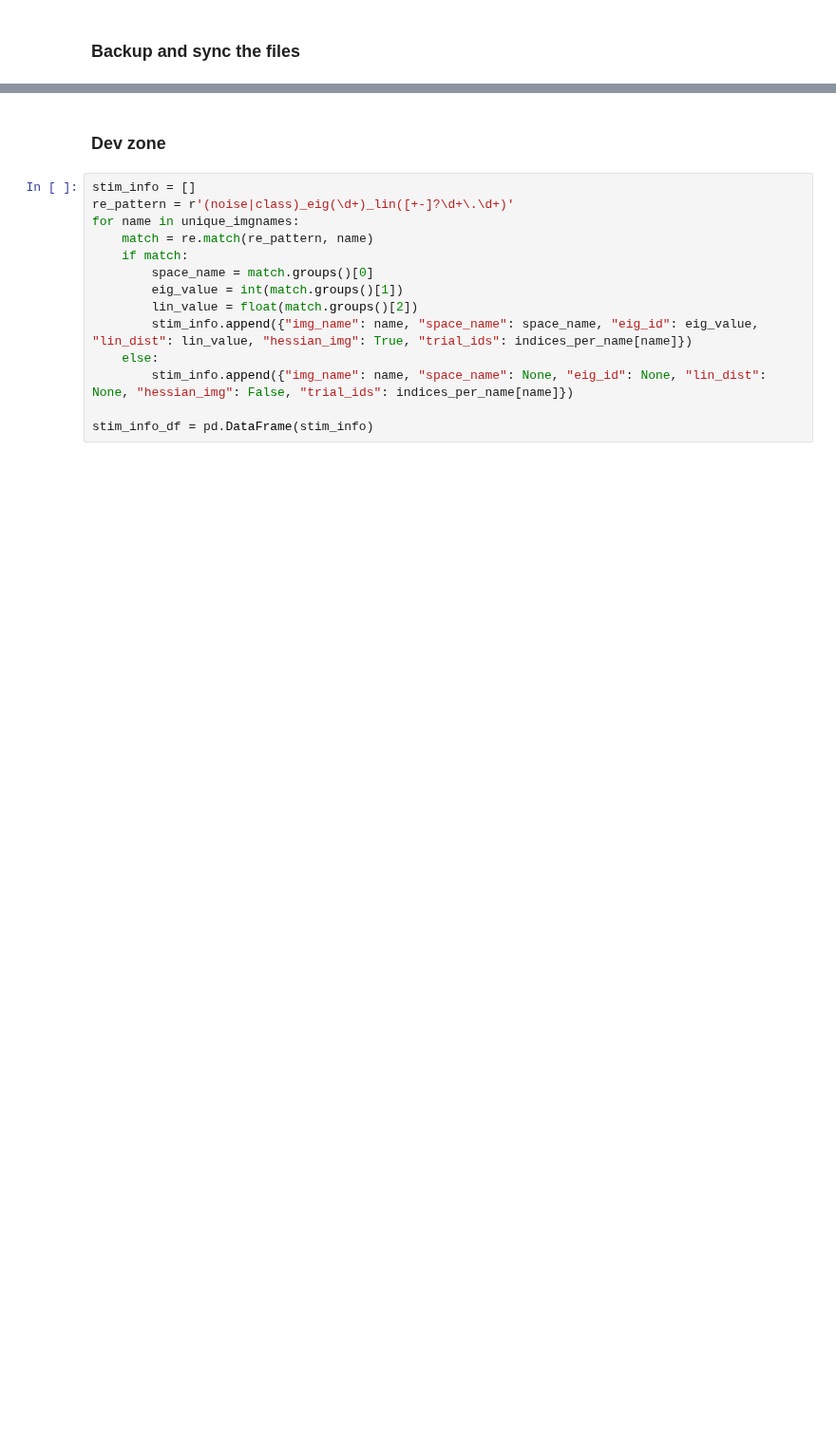
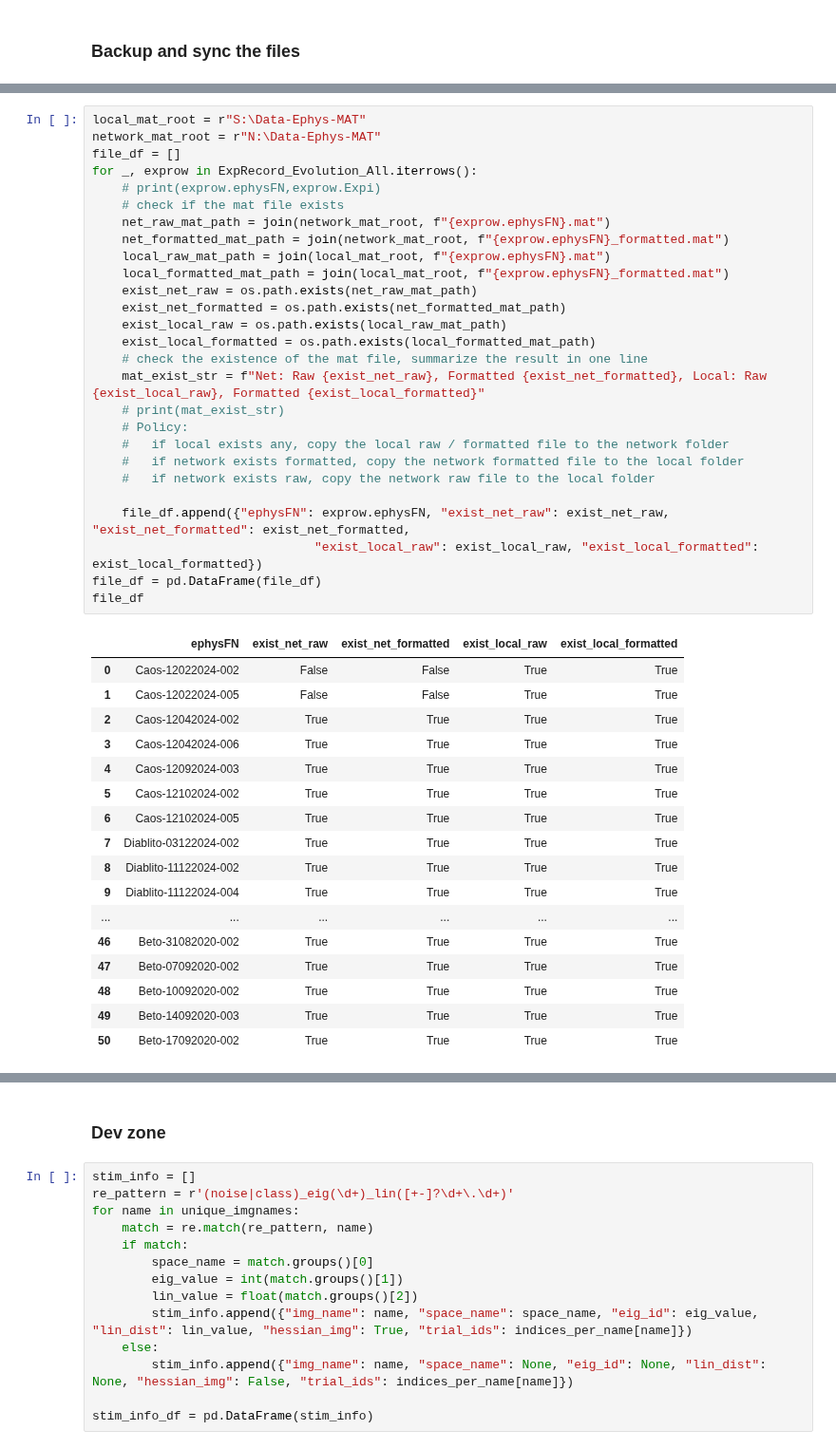
Before and after one commit to Animadversio/Neuro-ActMax-GAN-comparison, a Jupyter notebook: notebooks/BigGAN_Hessian_tuning_exprecord_organize.ipynb, the cells around one changed output, grey strips where cells are left out. Shown at 95% size. Drawn from its saved outputs; the diff is of its cells as text; blank space fills up the shorter version.

```diff
--- a/notebooks/BigGAN_Hessian_tuning_exprecord_organize.ipynb
+++ b/notebooks/BigGAN_Hessian_tuning_exprecord_organize.ipynb
@@ -85,3 +129,48 @@ ExpRecord_Hessian_All
+# %%
+local_mat_root = r"S:\Data-Ephys-MAT"
+network_mat_root = r"N:\Data-Ephys-MAT"
+file_df = []
+for _, exprow in ExpRecord_Evolution_All.iterrows():
+    # print(exprow.ephysFN,exprow.Expi)
+    # check if the mat file exists
+    net_raw_mat_path = join(network_mat_root, f"{exprow.ephysFN}.mat")
+    net_formatted_mat_path = join(network_mat_root, f"{exprow.ephysFN}_formatted.mat")
+    local_raw_mat_path = join(local_mat_root, f"{exprow.ephysFN}.mat")
+    local_formatted_mat_path = join(local_mat_root, f"{exprow.ephysFN}_formatted.mat")
+    exist_net_raw = os.path.exists(net_raw_mat_path)
+    exist_net_formatted = os.path.exists(net_formatted_mat_path)
+    exist_local_raw = os.path.exists(local_raw_mat_path)
+    exist_local_formatted = os.path.exists(local_formatted_mat_path)
+    # check the existence of the mat file, summarize the result in one line
+    mat_exist_str = f"Net: Raw {exist_net_raw}, Formatted {exist_net_formatted}, Local: Raw {exist_local_raw}, Formatted {exist_local_formatted}"
+    # print(mat_exist_str)
+    # Policy:
+    #   if local exists any, copy the local raw / formatted file to the network folder
+    #   if network exists formatted, copy the network formatted file to the local folder
+    #   if network exists raw, copy the network raw file to the local folder
+
+    file_df.append({"ephysFN": exprow.ephysFN, "exist_net_raw": exist_net_raw, "exist_net_formatted": exist_net_formatted,
+                              "exist_local_raw": exist_local_raw, "exist_local_formatted": exist_local_formatted})
+file_df = pd.DataFrame(file_df)
+file_df
+# %% [output]
+|  | ephysFN | exist_net_raw | exist_net_formatted | exist_local_raw | exist_local_formatted |
+| 0 | Caos-12022024-002 | False | False | True | True |
+| 1 | Caos-12022024-005 | False | False | True | True |
+| 2 | Caos-12042024-002 | True | True | True | True |
+| 3 | Caos-12042024-006 | True | True | True | True |
+| 4 | Caos-12092024-003 | True | True | True | True |
+| 5 | Caos-12102024-002 | True | True | True | True |
+| 6 | Caos-12102024-005 | True | True | True | True |
+| 7 | Diablito-03122024-002 | True | True | True | True |
+| 8 | Diablito-11122024-002 | True | True | True | True |
+| 9 | Diablito-11122024-004 | True | True | True | True |
+| ... | ... | ... | ... | ... | ... |
+| 46 | Beto-31082020-002 | True | True | True | True |
+| 47 | Beto-07092020-002 | True | True | True | True |
+| 48 | Beto-10092020-002 | True | True | True | True |
+| 49 | Beto-14092020-003 | True | True | True | True |
+| 50 | Beto-17092020-002 | True | True | True | True |
 # %%
 local_mat_root = r"S:\Data-Ephys-MAT"
 network_mat_root = r"N:\Data-Ephys-MAT"
```
Also changed, not shown: parts of 39 cells of this notebook, 1 other file.
